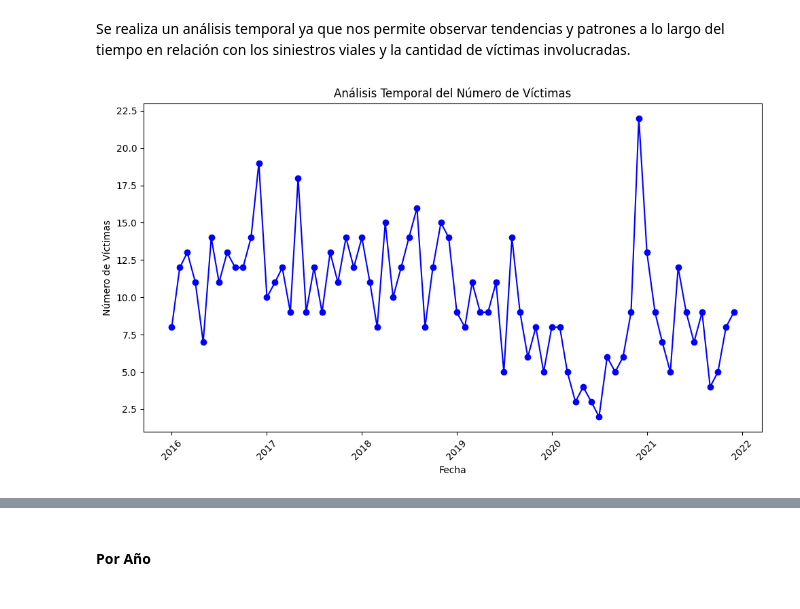
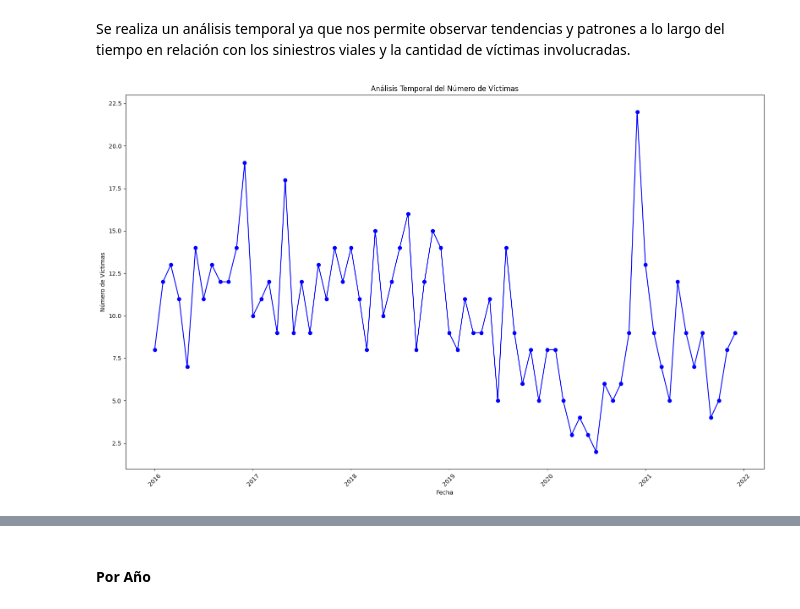
Before and after one commit to ronniefuertes/SiniestrosViales_BuenosAires_Analisis, a Jupyter notebook: eda.ipynb, the cells around one changed output, grey strips where cells are left out. Drawn from its saved outputs; the diff is of its cells as text; code cells hidden in the pictures.

```diff
--- a/eda.ipynb
+++ b/eda.ipynb
@@ -119,3 +132,21 @@ df_victimas.duplicated().sum()
+# %%
+# Reemplazar "SD" con NaN
+df_hechos['HH'] = df_hechos['HH'].replace('SD', pd.NA)
+# Convertir la Hora a tipo numérico
+df_hechos['HH'] = pd.to_numeric(df_hechos['HH'], downcast='integer', errors='coerce')
+# %%
+# Convertir el número de victimas en tipo entero
+df_hechos["N_VICTIMAS"] = df_hechos["N_VICTIMAS"].astype(int)
+# %%
+# Filtrar filas con posiciones no válidas
+valid_positions = ~(df_hechos['pos x'].str.contains('[^0-9.,-]') | df_hechos['pos y'].str.contains('[^0-9.,-]') | (df_hechos['pos x'] == '.') | (df_hechos['pos y'] == '.'))
+
+# Establecer posiciones no válidas en NaN
+df_hechos.loc[~valid_positions, ['pos x', 'pos y']] = np.nan
+
+# Convertir las cadenas a tipo numérico (float)
+df_hechos['pos x'] = df_hechos['pos x'].str.replace(',', '.').astype(float)
+df_hechos['pos y'] = df_hechos['pos y'].str.replace(',', '.').astype(float)
 # %% [markdown]
 ## <u>EDA de hechos<u>
 # %% [markdown]
@@ -189,22 +216,22 @@ analisis_temporal['FECHA'] = pd.to_datetime(analisis_temporal['FECHA'])
 analisis_temporal = analisis_temporal.sort_values('FECHA')
 # %%
 # Crear el gráfico de líneas
-plt.figure(figsize=(10, 6))
+plt.figure(figsize=(16, 10))
 plt.plot(analisis_temporal['FECHA'], analisis_temporal['N_VICTIMAS'], marker='o', color='b')
 
 # Añadir títulos y etiquetas
 plt.title('Análisis Temporal del Número de Víctimas')
 plt.xlabel('Fecha')
 plt.ylabel('Número de Víctimas')
 
 # Rotar las etiquetas del eje x para mejor legibilidad
 plt.xticks(rotation=45)
 
 # Mostrar el gráfico
 plt.tight_layout()
 plt.show()
 # %% [output]
-[figure, old version]
+[figure, new version]
 # %% [markdown]
     Si bien existe mucha variación de la cantidad de victimas en los meses de cada año, hay patrones importantes que nos muestra el gráfico:
     - A inicios y finales de año existe un aumento en la cantidad de victimas.
```
Also changed, not shown: parts of 88 cells of this notebook, 2 other files.
